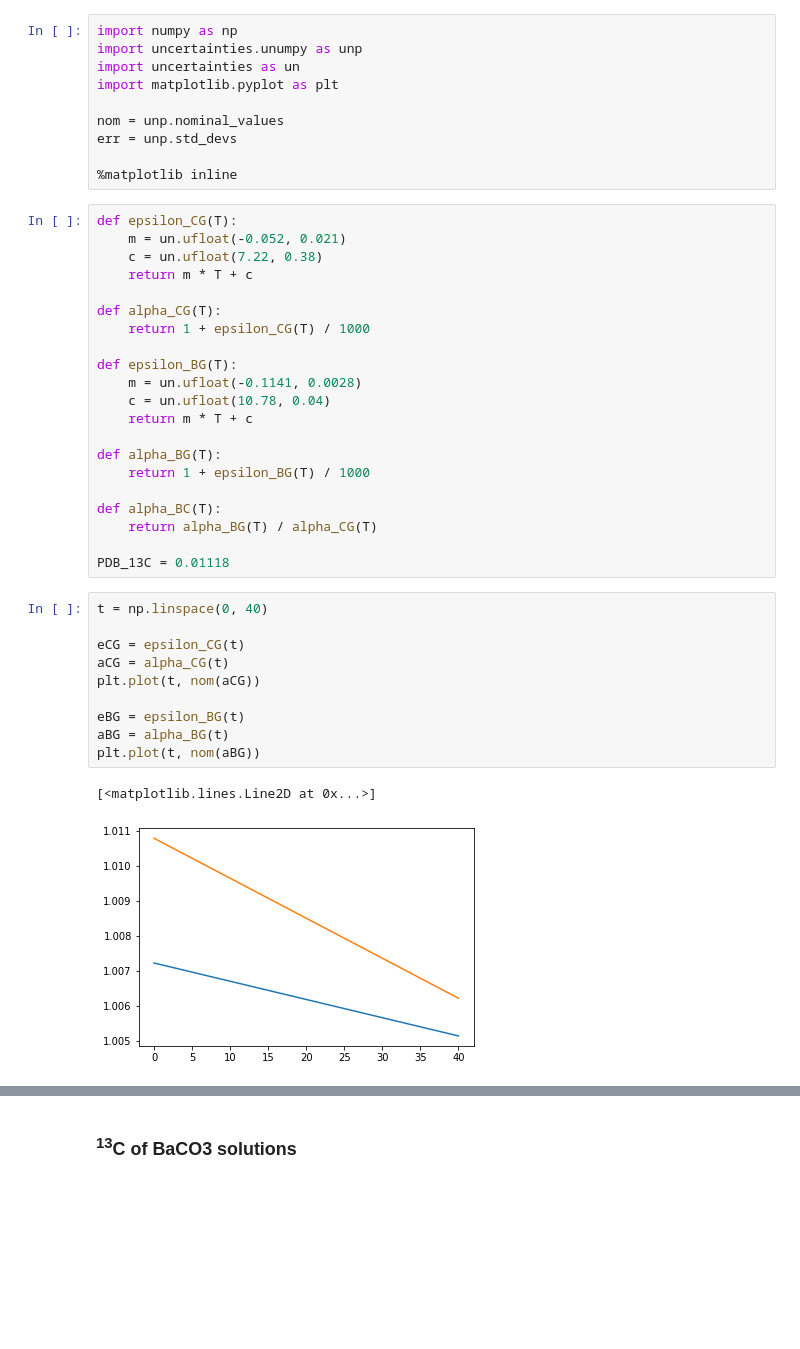
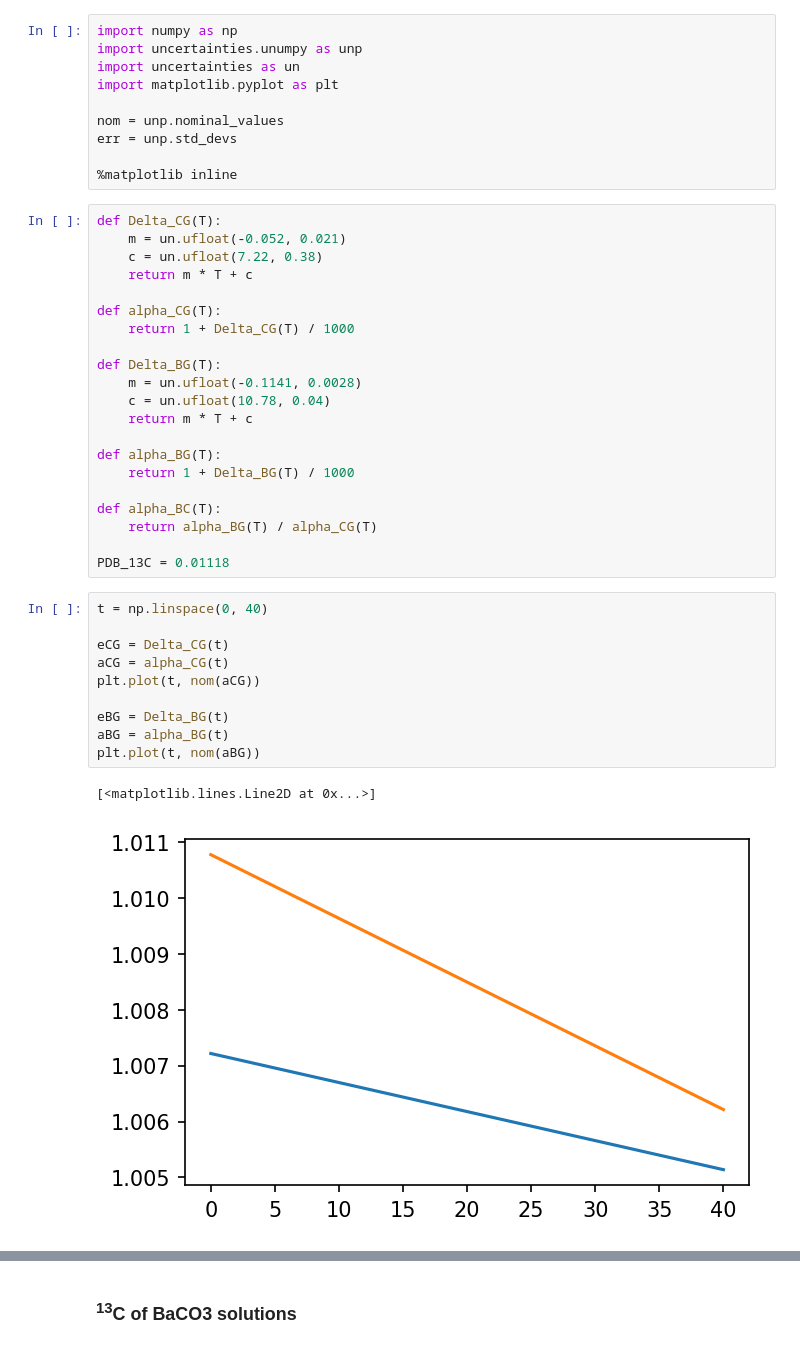
Before and after one commit to oscarbranson/supplementary, a Jupyter notebook: supplements/inorg_Li/S0_13C_Fractionation.ipynb, the cells around one changed output, grey strips where cells are left out. Drawn from its saved outputs; the diff is of its cells as text; blank space fills up the shorter version.

Commit message:
change epsilon to Delta throughout, as requested by reviewers

```diff
--- a/supplements/inorg_Li/S0_13C_Fractionation.ipynb
+++ b/supplements/inorg_Li/S0_13C_Fractionation.ipynb
@@ -41,21 +41,21 @@ err = unp.std_devs
 
 %matplotlib inline
 # %%
-def epsilon_CG(T):
+def Delta_CG(T):
     m = un.ufloat(-0.052, 0.021)
     c = un.ufloat(7.22, 0.38)
     return m * T + c
 
 def alpha_CG(T):
-    return 1 + epsilon_CG(T) / 1000
+    return 1 + Delta_CG(T) / 1000
 
-def epsilon_BG(T):
+def Delta_BG(T):
     m = un.ufloat(-0.1141, 0.0028)
     c = un.ufloat(10.78, 0.04)
     return m * T + c
 
 def alpha_BG(T):
-    return 1 + epsilon_BG(T) / 1000
+    return 1 + Delta_BG(T) / 1000
 
 def alpha_BC(T):
     return alpha_BG(T) / alpha_CG(T)
@@ -64,16 +64,16 @@ PDB_13C = 0.01118
 # %%
 t = np.linspace(0, 40)
 
-eCG = epsilon_CG(t)
+eCG = Delta_CG(t)
 aCG = alpha_CG(t)
 plt.plot(t, nom(aCG))
 
-eBG = epsilon_BG(t)
+eBG = Delta_BG(t)
 aBG = alpha_BG(t)
 plt.plot(t, nom(aBG))
 # %% [output]
 [<matplotlib.lines.Line2D at 0x...>]
-[figure, old version]
+[figure, new version]
 # %%
 aBC = alpha_BC(t)
 plt.plot(t, nom(aBC))
```
Also changed, not shown: parts of 4 cells of this notebook, 21 other files.
